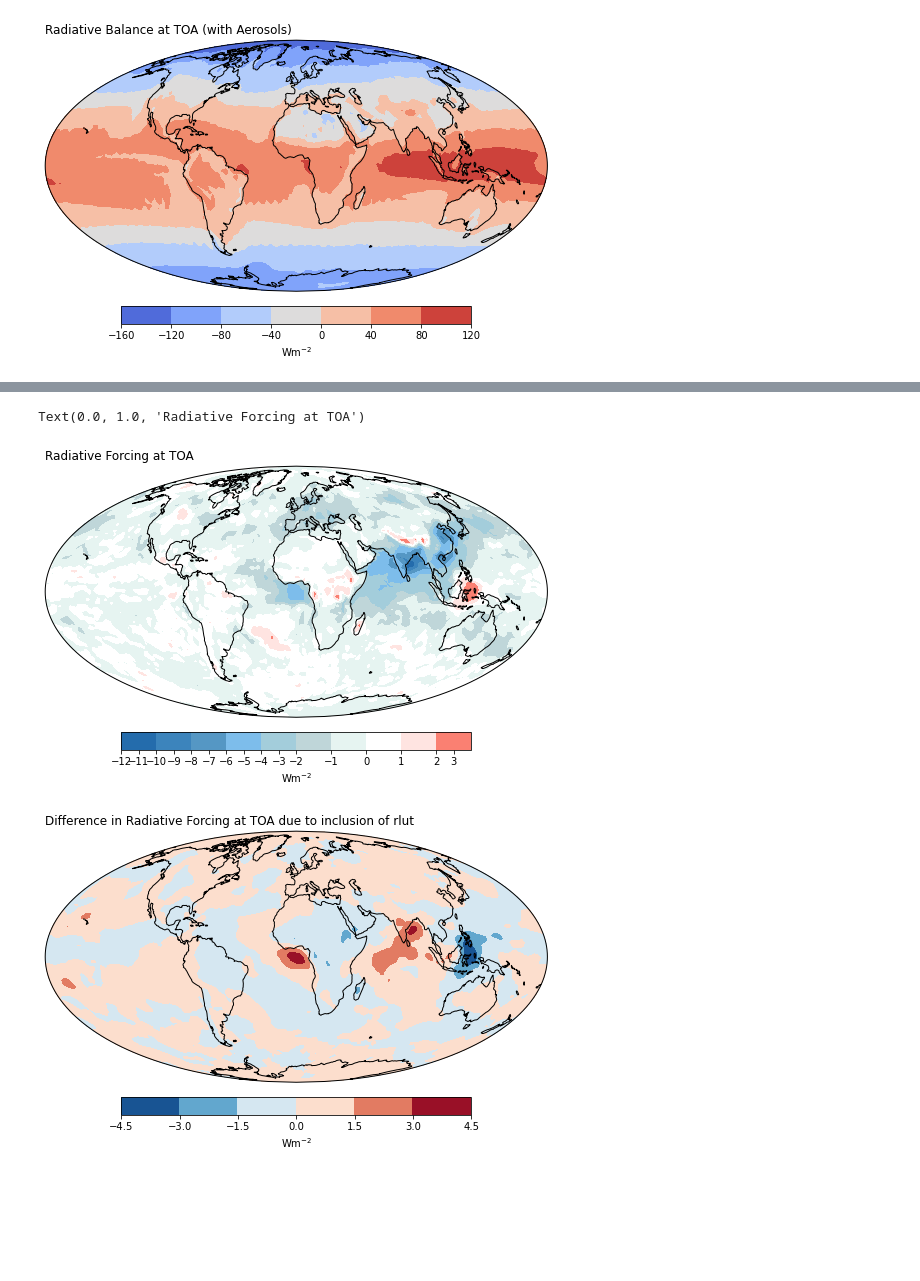
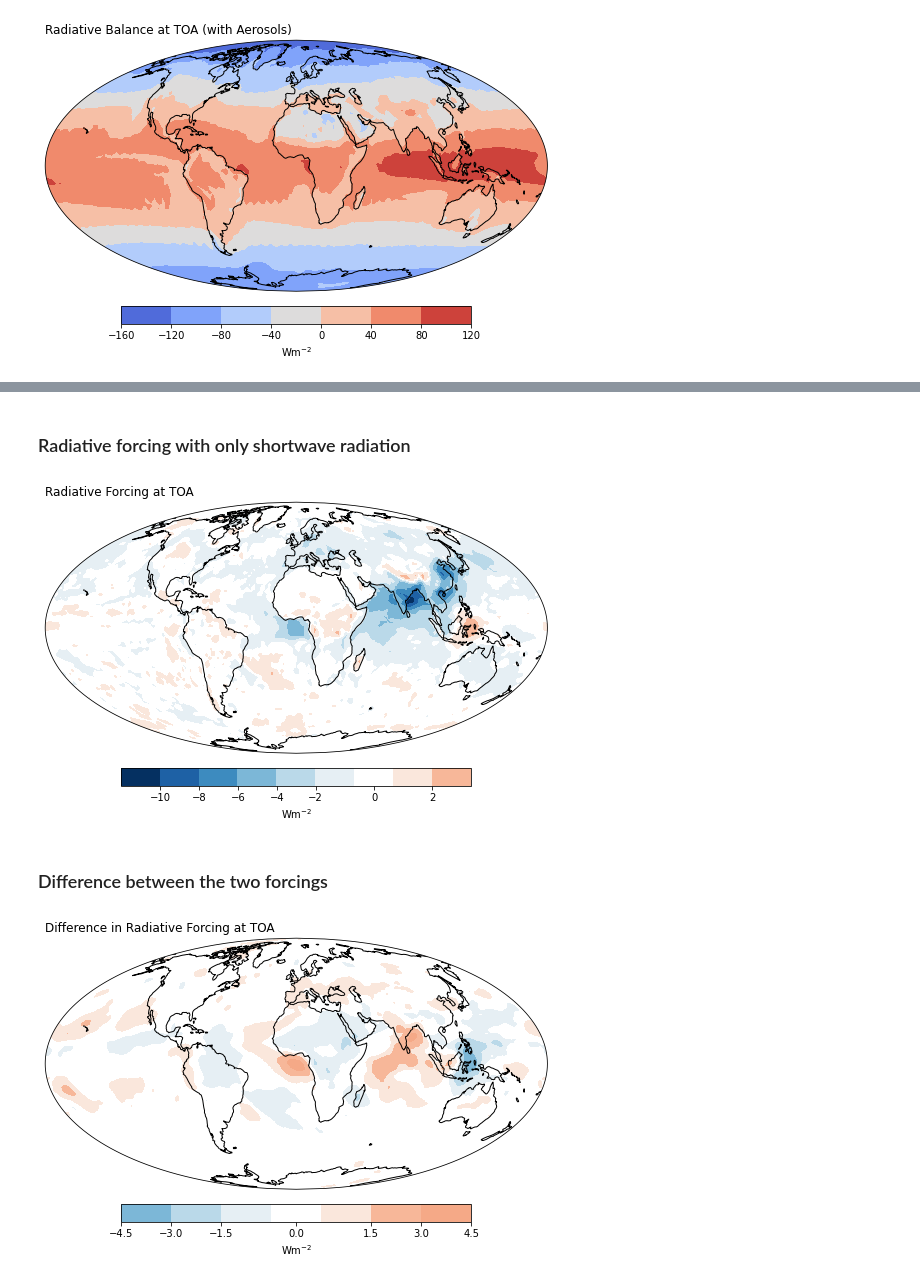
Before and after one commit to rovinapinto/radiative_forcing, a Jupyter notebook: notebooks/radiative_forcing_MPI-ESM1.2.ipynb, the cells around one changed output, grey strips where cells are left out. Cells and saved outputs as stored; diff of their text form; code cells hidden in the pictures; blank space fills up the shorter version.

Commit message:
fixed colorbar with white color at 0 level

```diff
--- a/notebooks/radiative_forcing_MPI-ESM1.2.ipynb
+++ b/notebooks/radiative_forcing_MPI-ESM1.2.ipynb
@@ -36,8 +44,14 @@ forcing_toa = -balance_control + balance_aer
 # define a colorbar to control the gradient of colours in asymmetric colourbar and introduce white colour for zero values.
 # matplotlib colorbar does not represent the actual weighting of the values in the colourbar given the asymmetry so use absolute values
 
-colors = ['#246CAC', '#3C84BC', '#5597C4',  '#7dbdeb', '#A3CDDB','#bfd6d9', '#e6f4f1', 'white', 'mistyrose', 'salmon','lightcoral']
-levels = [-12, -10, -8, -6, -4, -2, -1, 0, 1, 2, 4] #'#133659',for -14
+levels = [-12, -10, -8, -6, -4, -2, -0.5, 0.5, 2, 4]
+colors = ['#053061','#1e61a5','#3d8bbf','#7cb7d7','#bad9e9','#e6eff4','white',  '#fae7dc','#f7b799']
+
+levels1 = [-10, -8, -6, -4, -2, -0.5, 0.5, 2]
+colors1 = ['#1e61a5','#3d8bbf','#7cb7d7','#bad9e9','#e6eff4','white',  '#fae7dc']
+
+levels3 = [ -4.5, -3,-1.5, -0.5, 0.5, 1.5, 3, 4.5]
+colors3 = ['#7cb7d7','#bad9e9','#e6eff4','white',  '#fae7dc','#f7b799', '#f5a987']
 
 #adjust colours and levels and ticks as follows:
 #ax.contourf(colors=colors, levels=levels)
@@ -96,6 +142,6 @@ plt.savefig("forcing_TOA_MPI-ESM1-2.pdf", bbox_inches='tight', transparent=True)
+# %% [markdown]
+### Radiative forcing with only shortwave radiation
 # %%
-#Visualize radiaitve forcing at TOA with only shortwave
-
 vmax = np.max(np.mean(sw_forcing_toa,axis=0))
 vmin = np.min(np.mean(sw_forcing_toa,axis=0))
 v_ext = np.max( [ np.abs(vmin), np.abs(vmax) ] )
@@ -107,32 +153,30 @@ ax.set_global()
 ax.coastlines()
 sw_forcing_toa, RFD.lon = add_cyclic_point(sw_forcing_toa, coord=RFD.lon) #removes white longitutdinal line at centre
 contour_map =  ax.contourf(RFD.lon,RFD.lat,np.mean(sw_forcing_toa,axis=0),transform=ccrs.PlateCarree(),norm=norm, colors=colors,levels=levels)
-plt.colorbar(contour_map, shrink=0.8, fraction=0.046, pad=0.04, label=r"$\mathrm{Wm}^{-2}$", orientation='horizontal', ticks=range(-12,4))
+plt.colorbar(contour_map, shrink=0.8, fraction=0.046, pad=0.04, label=r"$\mathrm{Wm}^{-2}$", orientation='horizontal', ticks=[-10, -8, -6, -4, -2, 0, 2])
 plt.title("Radiative Forcing at TOA", loc='left', fontsize = 12)
-#plt.savefig("sw_forcing_TOA_MPI-ESM1-2.pdf", bbox_inches='tight', transparent=True)
+plt.savefig("sw_forcing_TOA_MPI-ESM1-2.pdf", bbox_inches='tight', transparent=True)
 # %% [output]
-Text(0.0, 1.0, 'Radiative Forcing at TOA')
-[figure, old version]
+[figure, new version]
+# %% [markdown]
+### Difference between the two forcings
 # %%
-#Difference between the two forcings
-
-
 diff_forcing_toa = forcing_toa - sw_forcing_toa
 
 vmax = np.max(np.mean(diff_forcing_toa,axis=0))
 vmin = np.min(np.mean(diff_forcing_toa,axis=0))
 v_ext = np.max( [ np.abs(vmin), np.abs(vmax) ] )
 norm = mcolors.TwoSlopeNorm(vmin=-v_ext, vmax = v_ext, vcenter=0)
 
 fig = plt.figure(figsize=(9,7))
 ax = fig.add_subplot(1,1,1,projection=ccrs.Mollweide())
 ax.set_global()
 ax.coastlines()
 diff_forcing_toa, RFD.lon = add_cyclic_point(diff_forcing_toa, coord=RFD.lon) #removes white longitutdinal line at centre
 
-cs = ax.contourf(RFD.lon,RFD.lat,np.mean(diff_forcing_toa,axis=0), transform=ccrs.PlateCarree(),cmap='RdBu_r', norm=norm)
-plt.colorbar(cs, shrink=0.8, fraction=0.046, pad=0.04, extendrect=True, label=r"$\mathrm{Wm}^{-2}$", orientation='horizontal')
-plt.title("Difference in Radiative Forcing at TOA due to inclusion of rlut", loc='left', fontsize = 12)
+cs = ax.contourf(RFD.lon,RFD.lat,np.mean(diff_forcing_toa,axis=0), transform=ccrs.PlateCarree(), norm=norm, colors=colors3,levels=levels3)
+plt.colorbar(cs, shrink=0.8, fraction=0.046, pad=0.04, extendrect=True, label=r"$\mathrm{Wm}^{-2}$", orientation='horizontal', ticks=[ -4.5,-3, -1.5, 0, 1.5,3, 4.5])
+plt.title("Difference in Radiative Forcing at TOA", loc='left', fontsize = 12)
 plt.savefig("diff_forcing_TOA_MPI-ESM1-2.pdf", bbox_inches='tight', transparent=True)
 # %% [output]
-[figure, old version]
+[figure, new version]
```
Also changed, not shown: parts of 14 cells of this notebook, 29 other files.
